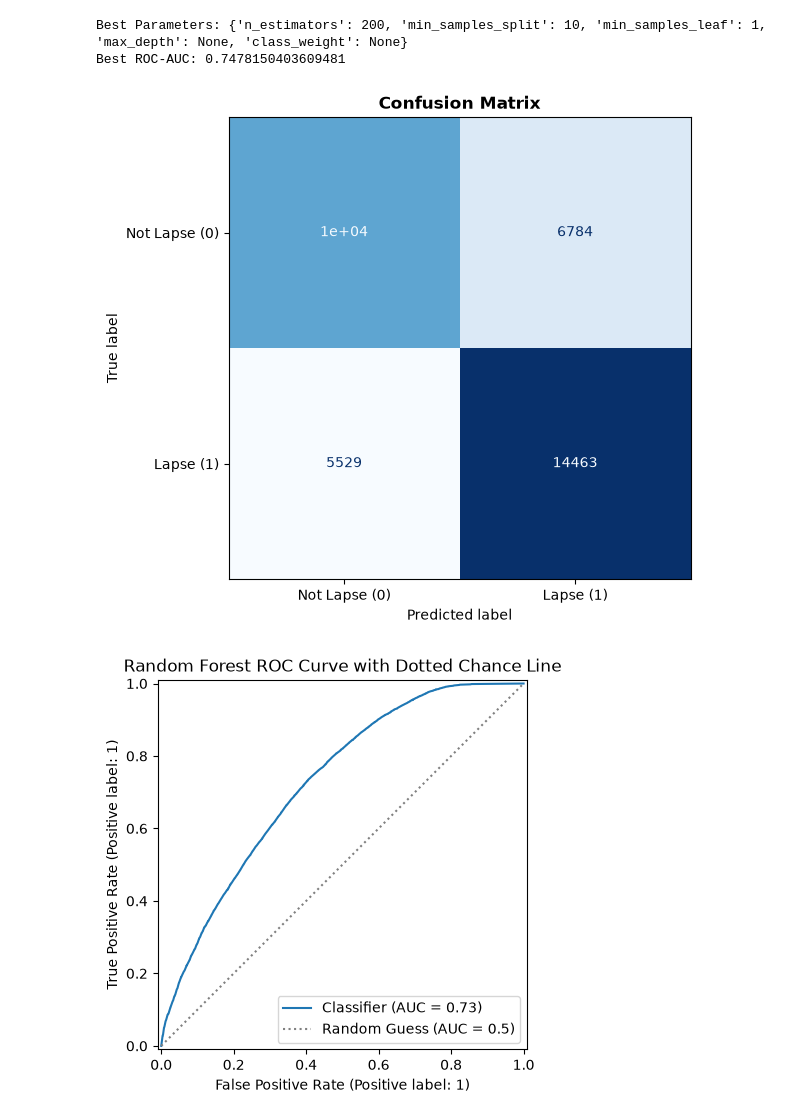
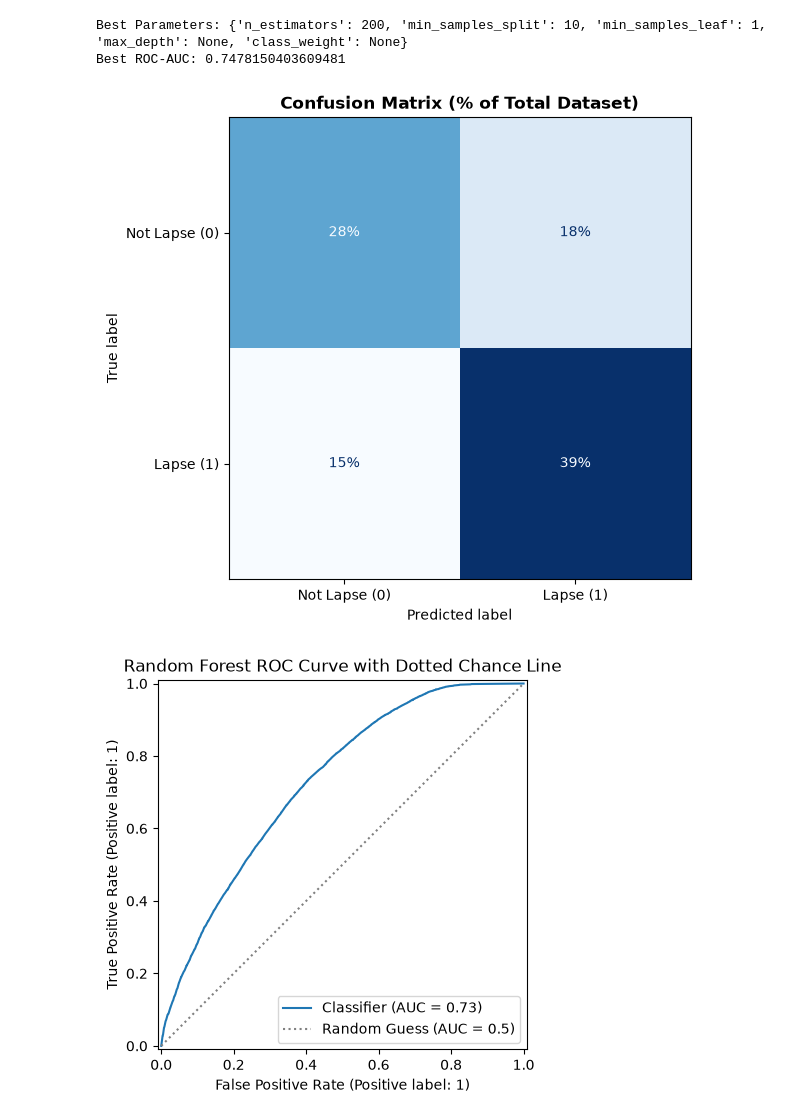
Before and after one commit to allisonma12/predicting-life-insurance-lapse, a Jupyter notebook: src/models/random_forest.ipynb, the cells around one changed output. Drawn from its saved outputs; the diff is of its cells as text; code cells hidden in the pictures.

Commit message:
updated confusion matrix to percentages

```diff
--- a/src/models/random_forest.ipynb
+++ b/src/models/random_forest.ipynb
@@ -150,21 +151,22 @@ Best ROC-AUC: 0.7478150403609481
 # %%
 import matplotlib.pyplot as plt
 from sklearn.metrics import ConfusionMatrixDisplay
 
-# Plot the confusion matrix
 fig, ax = plt.subplots(figsize=(6, 6))
 ConfusionMatrixDisplay.from_estimator(
     clf, X_test, y_test,
     display_labels=['Not Lapse (0)', 'Lapse (1)'],
     cmap='Blues',
     ax=ax,
-    colorbar=False
+    colorbar=False,
+    normalize='all',       # <--- Changes it so the ENTIRE grid sums to 100%
+    values_format='.0%'    # Displays as percentages of the total dataset
 )
-plt.title('Confusion Matrix', fontsize=12, fontweight='bold')
-plt.grid(False) # Cleans up background grid lines if any
+plt.title('Confusion Matrix (% of Total Dataset)', fontsize=12, fontweight='bold')
+plt.grid(False)
 plt.show()
 # %% [output]
-[figure, old version]
+[figure, new version]
 # %%
 import matplotlib.pyplot as plt
 from sklearn.metrics import RocCurveDisplay
```
Also changed, not shown: parts of 1 cell of this notebook.
